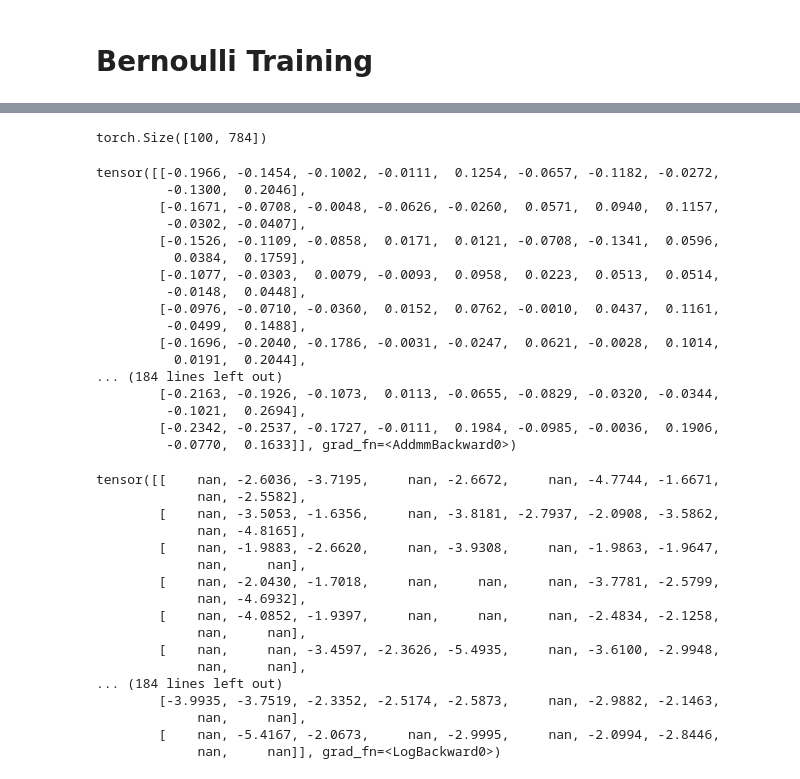
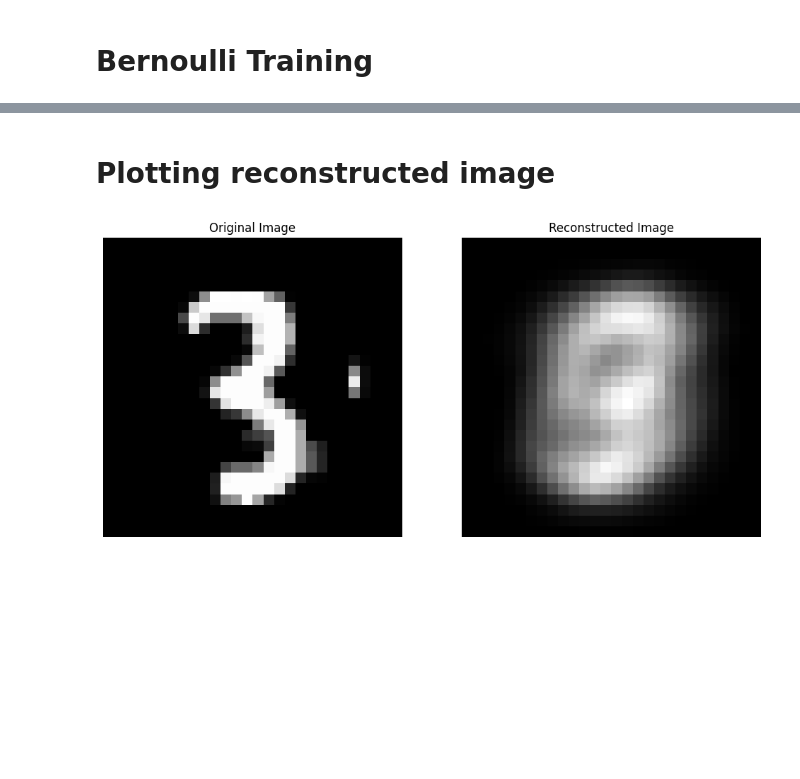
Before and after one commit to Bartosz-G/my_autoencoding_variational_bayes, a Jupyter notebook: my_autoencoding_variational_bayes.ipynb, the cells around one changed output, grey strips where cells are left out. Saved outputs shown, nothing was run; the diff lists cells and outputs as text; code cells hidden in the pictures; blank space fills up the shorter version.

```diff
--- a/my_autoencoding_variational_bayes.ipynb
+++ b/my_autoencoding_variational_bayes.ipynb
@@ -283,44 +283,36 @@ RuntimeError: all elements of input should be between 0 and 1
-# %%
-data.shape
-# %% [output]
-torch.Size([100, 784])
-# %%
-latent_u
-# %% [output]
-tensor([[-0.1966, -0.1454, -0.1002, -0.0111,  0.1254, -0.0657, -0.1182, -0.0272,
-         -0.1300,  0.2046],
-        [-0.1671, -0.0708, -0.0048, -0.0626, -0.0260,  0.0571,  0.0940,  0.1157,
-         -0.0302, -0.0407],
-        [-0.1526, -0.1109, -0.0858,  0.0171,  0.0121, -0.0708, -0.1341,  0.0596,
-          0.0384,  0.1759],
-        [-0.1077, -0.0303,  0.0079, -0.0093,  0.0958,  0.0223,  0.0513,  0.0514,
-         -0.0148,  0.0448],
-        [-0.0976, -0.0710, -0.0360,  0.0152,  0.0762, -0.0010,  0.0437,  0.1161,
-         -0.0499,  0.1488],
-        [-0.1696, -0.2040, -0.1786, -0.0031, -0.0247,  0.0621, -0.0028,  0.1014,
-          0.0191,  0.2044],
-... (184 lines left out)
-        [-0.2163, -0.1926, -0.1073,  0.0113, -0.0655, -0.0829, -0.0320, -0.0344,
-         -0.1021,  0.2694],
-        [-0.2342, -0.2537, -0.1727, -0.0111,  0.1984, -0.0985, -0.0036,  0.1906,
-         -0.0770,  0.1633]], grad_fn=<AddmmBackward0>)
-# %%
-latent_logvar
-# %% [output]
-tensor([[    nan, -2.6036, -3.7195,     nan, -2.6672,     nan, -4.7744, -1.6671,
-             nan, -2.5582],
-        [    nan, -3.5053, -1.6356,     nan, -3.8181, -2.7937, -2.0908, -3.5862,
-             nan, -4.8165],
-        [    nan, -1.9883, -2.6620,     nan, -3.9308,     nan, -1.9863, -1.9647,
-             nan,     nan],
-        [    nan, -2.0430, -1.7018,     nan,     nan,     nan, -3.7781, -2.5799,
-             nan, -4.6932],
-        [    nan, -4.0852, -1.9397,     nan,     nan,     nan, -2.4834, -2.1258,
-             nan,     nan],
-        [    nan,     nan, -3.4597, -2.3626, -5.4935,     nan, -3.6100, -2.9948,
-             nan,     nan],
-... (184 lines left out)
-        [-3.9935, -3.7519, -2.3352, -2.5174, -2.5873,     nan, -2.9882, -2.1463,
-             nan,     nan],
-        [    nan, -5.4167, -2.0673,     nan, -2.9995,     nan, -2.0994, -2.8446,
-             nan,     nan]], grad_fn=<LogBackward0>)
+# %% [markdown]
+# Plotting reconstructed image
+# %%
+def plot_images(original, reconstructed, height, width):
+
+    if original.shape[0] == 1:
+        original = original.squeeze(0)
+    if len(original.shape) > 2:
+        original = original.view(height, width)
+
+    reconstructed = reconstructed.view(height, width)
+
+    original_np = original.numpy()
+    reconstructed_np = reconstructed.detach().numpy()
+
+    fig, axes = plt.subplots(1, 2, figsize=(12, 6))
+
+    axes[0].imshow(original_np, cmap='gray')
+    axes[0].set_title('Original Image')
+    axes[0].axis('off')
+
+    axes[1].imshow(reconstructed_np, cmap='gray')
+    axes[1].set_title('Reconstructed Image')
+    axes[1].axis('off')
+
+    plt.show()
+# %%
+image = next(iter(one_image_loader))[0].squeeze(0)
+height, width = image.shape[1], image.shape[2]
+predict_format = image.view(image.size(0), -1)
+
+image_hat, _, __ = BVAE(predict_format)
+
+plot_images(image, image_hat, height, width)
+# %% [output]
+[figure, added]
```
Also changed, not shown: parts of 11 cells of this notebook.
